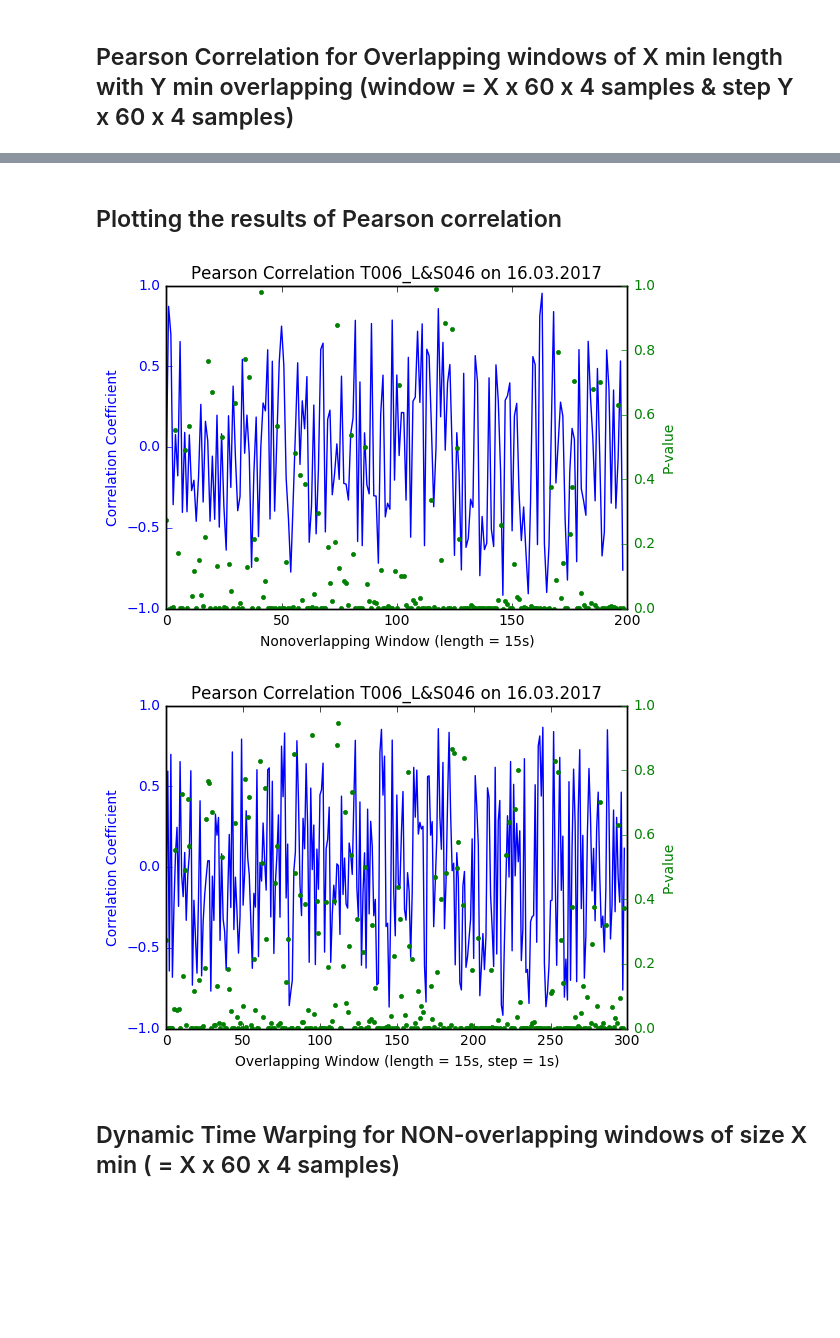
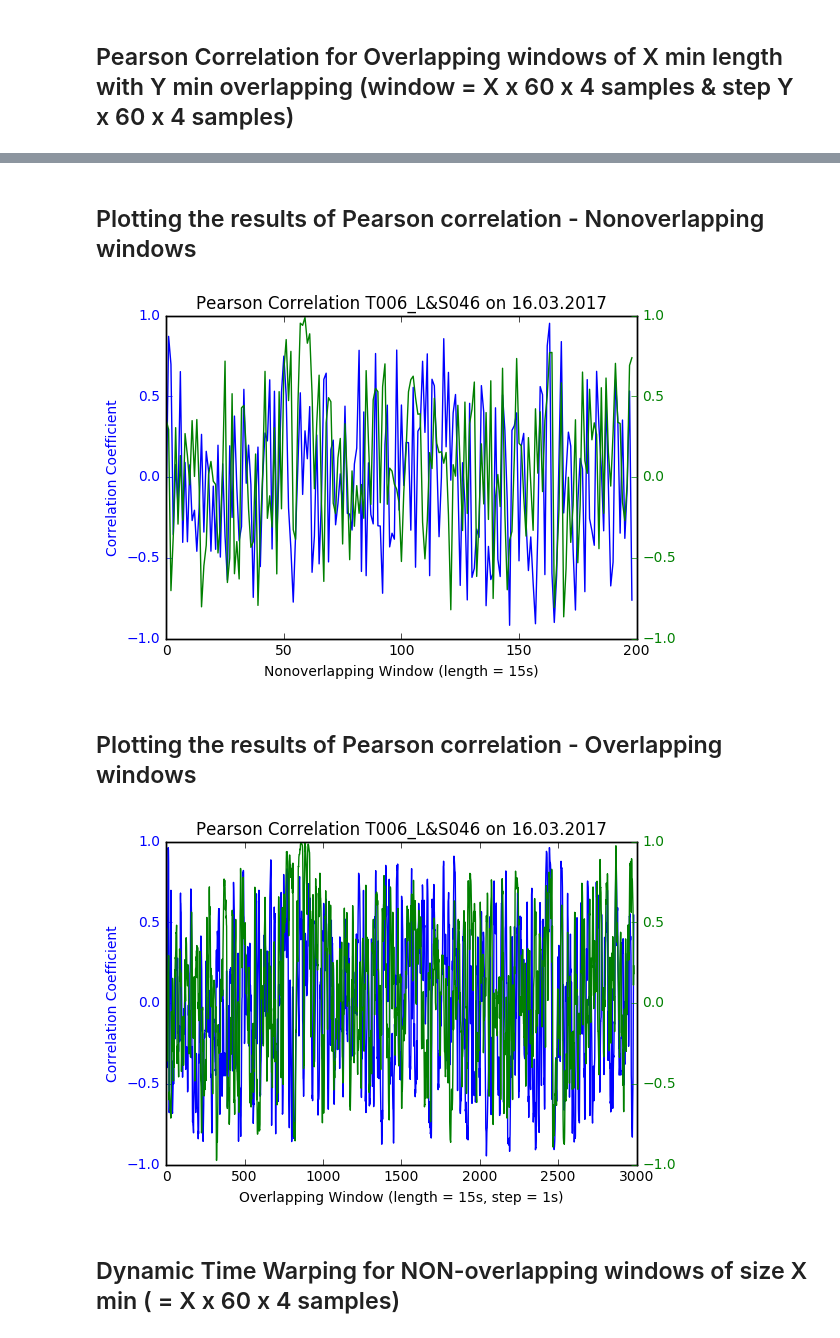
Before and after one commit to shkurtagashi/teacher-student-data-analysis, a Jupyter notebook: EDA-Analysis-Functions2-Latest.ipynb, the cells around one changed output, grey strips where cells are left out. Saved outputs shown, nothing was run; the diff lists cells and outputs as text; code cells hidden in the pictures; blank space fills up the shorter version.

Commit message:
New Procedure for analyzing data

```diff
--- a/EDA-Analysis-Functions2-Latest.ipynb
+++ b/EDA-Analysis-Functions2-Latest.ipynb
@@ -1104,10 +1164,10 @@ while i < len(dates):
 # %%
 # directory = "C:/Users/user/switchdrive/DaniloShkurta/E4_Experiment1/E4_Analysis/SAD/SAD"
-directory = "/Users/shkurtagashi/Desktop/MasterThesis/EdaDataAnalysis/SAD"
+directory = "/Users/shkurtagashi/Desktop/MasterThesis/EdaDataAnalysis/SAD/"
 dates = ["23Feb","28Feb","2March","7March","9March","14March","16March"]
 i = 0
-window = 1200
-step = 960
+window = 60
+step = 4
 while i < len(dates):
     for subdir,dirs,files in os.walk(directory):
 
@@ -1132,7 +1192,7 @@ while i < len(dates):
                     #Create the feature sheet
                     data = {'Mean': mean, 'Standard deviation': std, 'Number of peaks' :numpeaks, 'Average peaks amplitude' :avpeak}
                     frame = DataFrame(data)
-                    frame.to_csv(str(os.path.join(subdir_students, 'Features_PART1_Overlap_5-1.csv')),index=False)
+                    frame.to_csv(str(os.path.join(subdir_students, 'Features_PART1_Overlap_'+str(window)+'_'+str(step)+'.csv')),index=False)
                     #    print('ok')
 
         for file in files_students:
@@ -1150,7 +1210,7 @@ while i < len(dates):
                 #Create the feature sheet
                 data = {'Mean': mean, 'Standard deviation': std, 'Number of peaks' :numpeaks, 'Average peaks amplitude' :avpeak}
                 frame = DataFrame(data)
-                frame.to_csv(str(os.path.join(subdir_students, 'Features_PART2_Overlap_5-1.csv')),index=False)
+                frame.to_csv(str(os.path.join(subdir_students, 'Features_PART2_Overlap_'+str(window)+'_'+str(step)+'.csv')),index=False)
                 #       print('ok')
 
     i = i + 1
@@ -1205,10 +1265,10 @@ while i < len(dates):
 directoryMain = '/Users/shkurtagashi/Desktop/MasterThesis/EdaDataAnalysis/SAD/'
 dates = ["23Feb","28Feb","2March","7March", "9March", "14March","16March"]
 students = ["S046", "S047", "S048", "S049", "S050", "T006_L", "T006_R"]
-part = "PART1.csv" #CHANGE PART1-PART2
-teacher = 'T006_R'#CHANGE T006_L to T006_R
+part = "PART2.csv" #CHANGE PART1-PART2
+teacher = 'T006_L'#CHANGE T006_L to T006_R
 window = 60 # number of samples we want to include in the window
-step = 40 #done for step=4=1s, step=20=5s, step=40
+step = 4 #done for step=4=1s, step=20=5s, step=40
 finalFolder = "OverlappingWindows"
 
 
@@ -1216,6 +1276,8 @@ i = 0
 while i < len(dates):
     for subdir,dirs,files in os.walk(directoryMain):
         if(subdir == os.path.join(directoryMain, dates[i])):
+            print(dates[i])
+
             k = 0
             while k < len(students):
                 studentsFile = directoryMain + dates[i] + "/" + students[k] + "/" + part
@@ -1241,9 +1311,12 @@ while i < len(dates):
 # %% [markdown]
-## Plotting the results of Pearson correlation
+## Plotting the results of Pearson correlation - Nonoverlapping windows
 # %%
 nonOverlappingExample = pandas.read_csv('/Users/shkurtagashi/Desktop/MasterThesis/EdaDataAnalysis/SAD/16March/CorrelationResults/NonoverlappingWindows/60_T006_L_S046_PART1.csv')
-nonOverlappingExample #.PearsonCorrelation.tolist()
+dyad2 = pandas.read_csv('/Users/shkurtagashi/Desktop/MasterThesis/EdaDataAnalysis/SAD/16March/CorrelationResults/NonoverlappingWindows/60_T006_L_T006_R_PART1.csv')
+
 nonOverlappingExample = nonOverlappingExample["PearsonCorrelation"]
+dyad2 = dyad2["PearsonCorrelation"]
+
 coeff = []
 pvalues = []
 
@@ -1252,6 +1325,14 @@ for i in nonOverlappingExample:
     coeff.append(tuples[0])
     pvalues.append(tuples[1])
 
+coeff2 = []
+pvalues2 = []
+
+for i in dyad2:
+    tuples = literal_eval(i)
+    coeff2.append(tuples[0])
+    pvalues2.append(tuples[1])
+
 minutes = range(0, len(nonOverlappingExample))
 
 fig, ax1 = plt.subplots()
@@ -1259,48 +1340,73 @@ ax1.plot(minutes, coeff, 'b-')
 ax1.set_xlabel('Nonoverlapping Window (length = 15s)')
 # Make the y-axis label, ticks and tick labels match the line color.
 ax1.set_ylabel('Correlation Coefficient', color='b')
+
+ax2 = ax1.twinx()
+ax2.plot(minutes, coeff2, 'g-')
+ax2.tick_params('y', colors='g')
 ax1.tick_params('y', colors='b')
 
-ax2 = ax1.twinx()
-ax2.plot(minutes, pvalues, 'g.')
-ax2.set_ylabel('P-value', color='g')
-ax2.tick_params('y', colors='g')
+#Plotting p-value as well
+# ax2 = ax1.twinx()
+# ax2.plot(minutes, pvalues, 'g.')
+# ax2.set_ylabel('P-value', color='g')
+# ax2.tick_params('y', colors='g')
 
 fig.tight_layout()
 plt.title('Pearson Correlation T006_L&S046 on 16.03.2017')
 plt.show()
 # %% [output]
-[figure, old version]
+[figure, new version]
+# %% [markdown]
+## Plotting the results of Pearson correlation - Overlapping windows
 # %%
-overlappingExample = pandas.read_csv('/Users/shkurtagashi/Desktop/MasterThesis/EdaDataAnalysis/SAD/16March/CorrelationResults/OverlappingWindows/60_40_T006_L_S046_PART1.csv')
+overlappingExample = pandas.read_csv('/Users/shkurtagashi/Desktop/MasterThesis/EdaDataAnalysis/SAD/16March/CorrelationResults/OverlappingWindows/60_4_T006_L_S046_PART1.csv')
 overlappingExample = overlappingExample["PearsonCorrelation"]
+
+dyad2 = pandas.read_csv('/Users/shkurtagashi/Desktop/MasterThesis/EdaDataAnalysis/SAD/16March/CorrelationResults/OverlappingWindows/60_4_T006_L_T006_R_PART1.csv')
+dyad2 = dyad2["PearsonCorrelation"]
+
 coeff = []
 pvalues = []
 
 for i in overlappingExample:
     tuples = literal_eval(i)
     coeff.append(tuples[0])
     pvalues.append(tuples[1])
+
+coeff2 = []
+pvalues2 = []
+for i in dyad2:
+    tuples = literal_eval(i)
+    coeff2.append(tuples[0])
+    pvalues2.append(tuples[1])
 
 minutes = range(0, len(overlappingExample))
 fig, ax1 = plt.subplots()
 ax1.plot(minutes, coeff, 'b-')
 ax1.set_xlabel('Overlapping Window (length = 15s, step = 1s)')
 # Make the y-axis label, ticks and tick labels match the line color.
 ax1.set_ylabel('Correlation Coefficient', color='b')
 ax1.tick_params('y', colors='b')
 
+
+
+# ax2 = ax1.twinx()
+# ax2.plot(minutes, pvalues, 'g.')
+# ax2.set_ylabel('P-value', color='g')
+# ax2.tick_params('y', colors='g')
+
 ax2 = ax1.twinx()
-ax2.plot(minutes, pvalues, 'g.')
-ax2.set_ylabel('P-value', color='g')
+ax2.plot(minutes, coeff2, 'g-')
 ax2.tick_params('y', colors='g')
+ax1.tick_params('y', colors='b')
 
 fig.tight_layout()
 plt.title('Pearson Correlation T006_L&S046 on 16.03.2017')
 
 plt.show()
 # %% [output]
-[figure, old version]
+[figure, new version]
 # %% [markdown]
 ## Dynamic Time Warping for NON-overlapping windows of size X min ( = X x 60 x 4 samples)
 # %%
```
Also changed, not shown: parts of 20 cells of this notebook.
